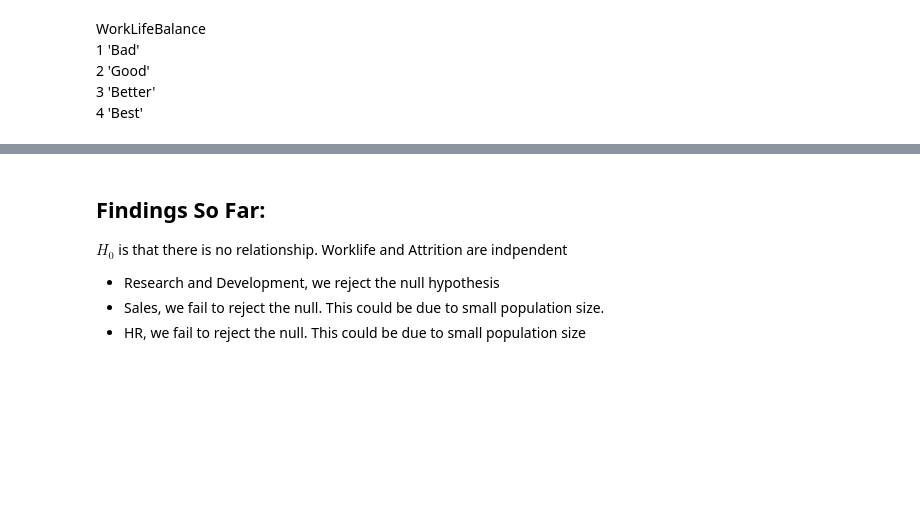
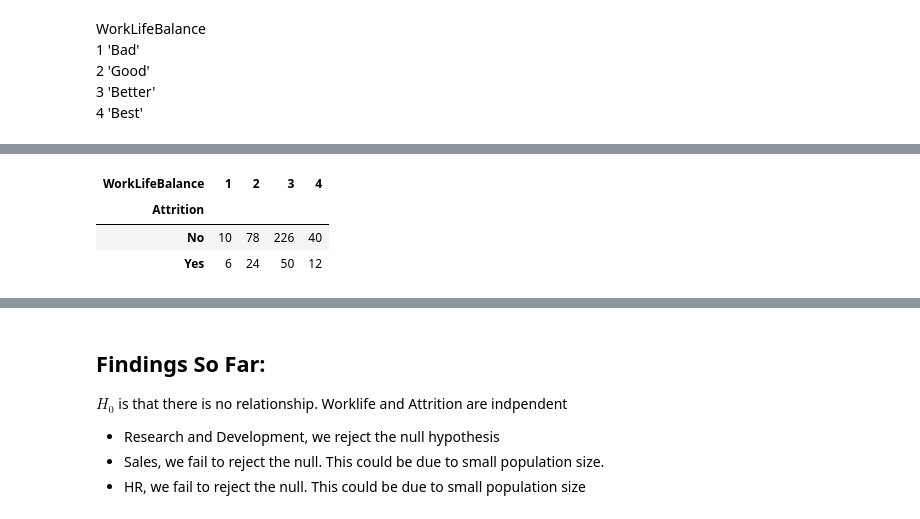
Before and after one commit to segovialori/statistics-exercises, a Jupyter notebook: chi_squared_intro.ipynb, the cells around one changed output, grey strips where cells are left out. Cells and saved outputs as stored; diff of their text form; code cells hidden in the pictures; blank space fills up the shorter version.

```diff
--- a/chi_squared_intro.ipynb
+++ b/chi_squared_intro.ipynb
@@ -184,5 +339,12 @@ p
 # %%
 # how about for sales?
+observed = pd.crosstab(sales.Attrition, sales.WorkLifeBalance)
+observed
+# %% [output]
+| WorkLifeBalance | 1 | 2 | 3 | 4 |
+| Attrition |  |  |  |  |
+| No | 10 | 78 | 226 | 40 |
+| Yes | 6 | 24 | 50 | 12 |
 # %%
 chi2, p, degf, expected = stats.chi2_contingency(observed)
 
```
Also changed, not shown: parts of 38 cells of this notebook, 3 other files.
